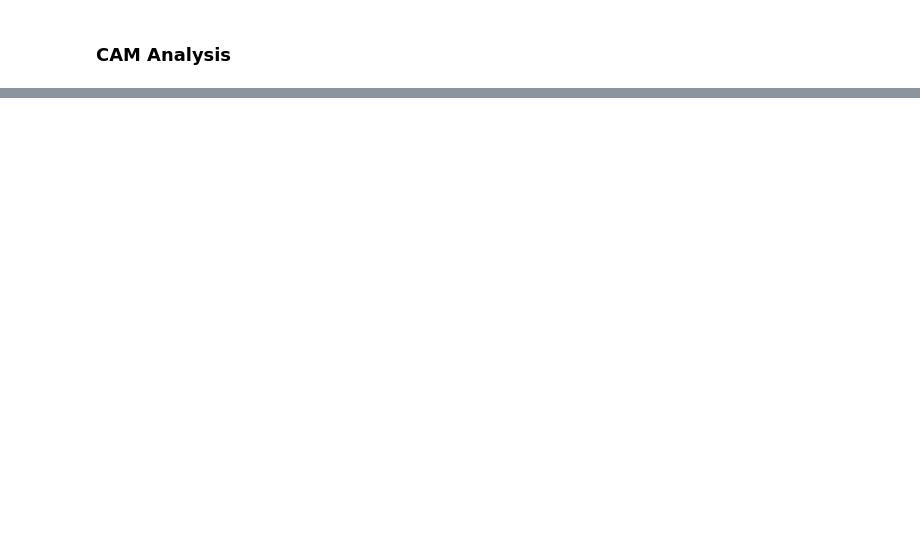
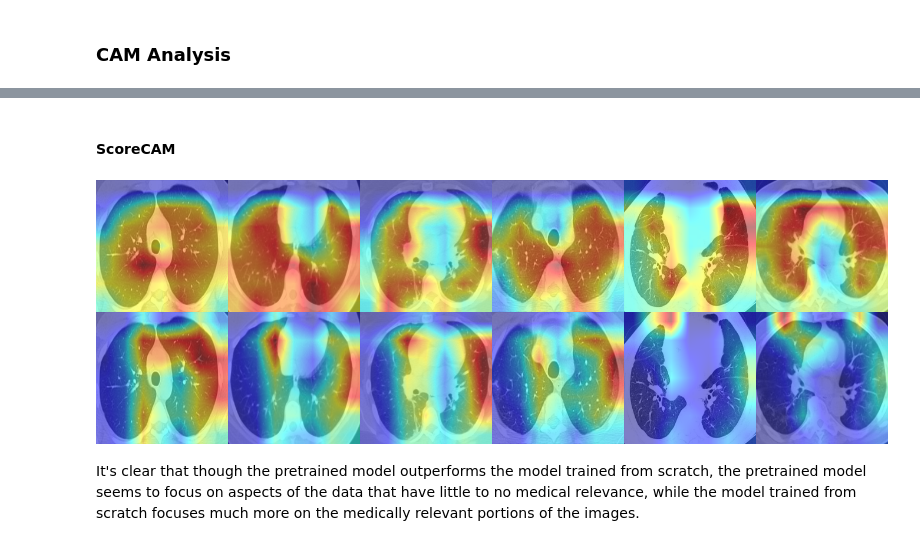
Before and after one commit to fostercm/COVID19-Transfer-Learning, a Jupyter notebook: Models.ipynb, the cells around one changed output, grey strips where cells are left out. Drawn from its saved outputs; the diff is of its cells as text; code cells hidden in the pictures; blank space fills up the shorter version.

```diff
--- a/Models.ipynb
+++ b/Models.ipynb
@@ -374,0 +338,26 @@ for x,y in test_loader:
+# %% [markdown]
+#### ScoreCAM
+# %%
+scratch_score_cam = ScoreCAM(model=scratch_model, target_layers=[scratch_model.layer4[-1]])
+pretrained_score_cam = ScoreCAM(model=pretrained_model, target_layers=[pretrained_model.layer4[-1]])
+
+scratch_grayscale_cams = scratch_score_cam(input_tensor=inputs, targets=None)
+pretrained_grayscale_cams = pretrained_score_cam(input_tensor=inputs, targets=None)
+
+scratch_cam_images = []
+pretrained_cam_images = []
+
+for i in range(len(test_images)):
+    scratch_cam_images.append(show_cam_on_image(imgs[i], scratch_grayscale_cams[i, :], use_rgb=True))
+    pretrained_cam_images.append(show_cam_on_image(imgs[i], pretrained_grayscale_cams[i, :], use_rgb=True))
+
+scratch_output = np.concatenate(scratch_cam_images, axis=1)
+pretrained_output = np.concatenate(pretrained_cam_images, axis=1)
+
+output = np.concatenate([scratch_output, pretrained_output], axis=0)
+
+Image.fromarray(output)
+# %% [output]
+[figure, added]
+# %% [markdown]
+It's clear that though the pretrained model outperforms the model trained from scratch, the pretrained model seems to focus on aspects of the data that have little to no medical relevance, while the model trained from scratch focuses much more on the medically relevant portions of the images.
```
Also changed, not shown: parts of 21 cells of this notebook, 1 other file.
